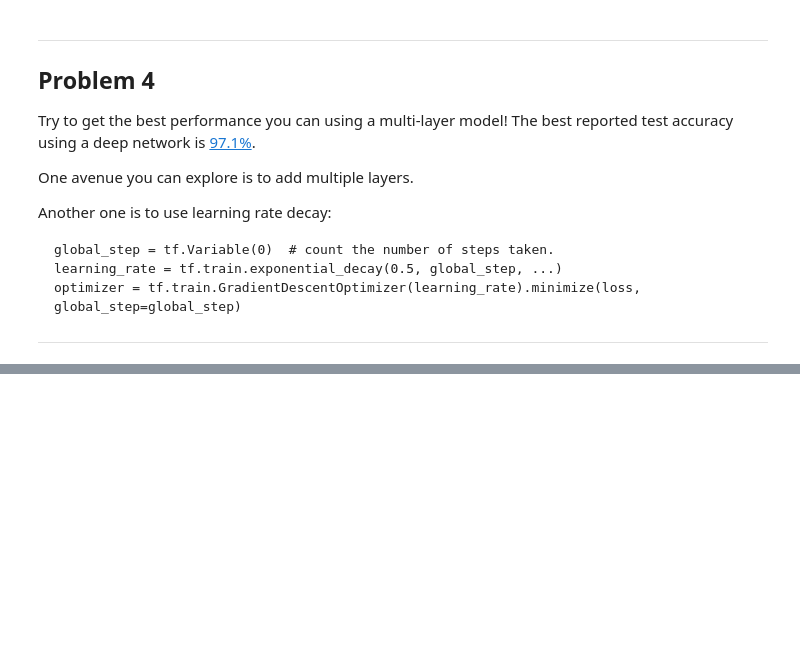
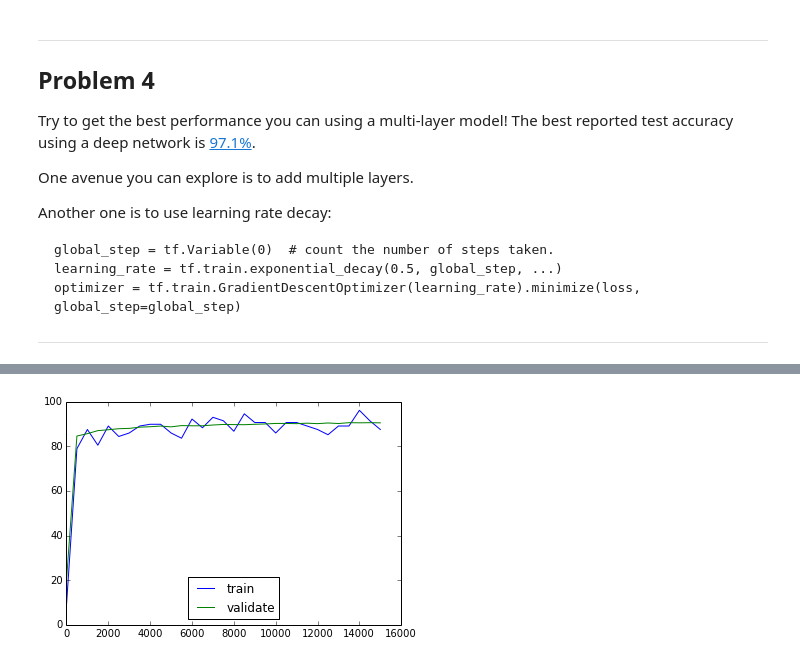
Before and after one commit to YonatanSimson/tensorflow, a Jupyter notebook: tensorflow/examples/udacity/3_regularization.ipynb, the cells around one changed output, grey strips where cells are left out. Cells and saved outputs as stored; diff of their text form; code cells hidden in the pictures; blank space fills up the shorter version.

```diff
--- a/tensorflow/examples/udacity/3_regularization.ipynb
+++ b/tensorflow/examples/udacity/3_regularization.ipynb
@@ -449,7 +449,7 @@ def nn_with_dropout(x, weights_1, biases_1, weights_2, biases_2, keep_prob, trai
     hidden_layer = tf.nn.relu(tf.matmul(x, weights_1) + biases_1)
     # Adding dropout layer
     if train:
-        hidden_layer = tf.nn.dropout(hidden_layer, 0.5, seed=SEED)
+        hidden_layer = tf.nn.dropout(hidden_layer, keep_prob)
 
     logits = tf.matmul(hidden_layer, weights_2) + biases_2
     return logits
@@ -526,7 +526,7 @@ with tf.Session(graph=graph) as session:
     plt.figure()
     plt.plot(np.arange(len(train_loss))*sample_accuracy_step, train_loss, label="train")
     plt.plot(np.arange(len(train_loss))*sample_accuracy_step, validation_loss, label="validate")
-    plt.legend("train", "validate")
+    plt.legend(loc='lower center')
 # %% [output]
 Initialized
 Minibatch loss at step 0: 2.307951
@@ -591,0 +702,82 @@ def nn_with_dropout(x, weights, biases, keep_probs, train=True):
+# %%
+learning_rate_start = 0.5
+num_steps = 15001
+
+graph = tf.Graph()
+with graph.as_default():
+    # Input data. For the training data, we use a placeholder that will be fed
+    # at run time with a training minibatch.
+    tf_train_dataset = tf.placeholder(tf.float32, shape=(batch_size, image_size * image_size))
+    tf_train_labels = tf.placeholder(tf.float32, shape=(batch_size, num_labels))
+    tf_valid_dataset = tf.constant(valid_dataset)
+    tf_test_dataset = tf.constant(test_dataset)
+
+    keep_prob = tf.placeholder(tf.float32)#for drop out
+
+    dimensions = np.hstack((np.array([n_input]), hidden_layer_dims,  np.array([n_classes])))
+
+    #####################
+    ### first layer #####
+    #####################
+    # Variables.
+    weights = []
+    biases = []
+    for k in range(num_of_hidden_layers + 1):
+        weights.append(weight_variable([dimensions[k], dimensions[k+1]]))
+        biases.append(bias_variable([dimensions[k+1]]))
+
+
+    # Training computation.
+    logits = deep_nn_with_dropout(tf_train_dataset, weights, biases)
+
+    # L2 regularization for the fully connected parameters.
+    regularizers = tf.nn.l2_loss(weights[0]) + tf.nn.l2_loss(weights[1]) + tf.nn.l2_loss(weights[2])
+
+    # Loss function. Add the regularization term to the loss.
+    loss = tf.reduce_mean(tf.nn.softmax_cross_entropy_with_logits(logits, tf_train_labels)) + beta * regularizers
+
+    # Optimizer with decaying learning rate
+    global_step = tf.Variable(0)  # count the number of steps taken.
+    learning_rate = tf.train.exponential_decay(learning_rate_start, global_step,1000,0.90,staircase=True)
+    optimizer = tf.train.GradientDescentOptimizer(learning_rate).minimize(loss, global_step=global_step)
+
+    #optimizer = tf.train.GradientDescentOptimizer(0.5).minimize(loss)
+
+    # Predictions for the training, validation, and test data.
+    train_prediction = tf.nn.softmax(logits)
+    valid_prediction = tf.nn.softmax(deep_nn_with_dropout(tf_valid_dataset, weights, biases, False))
+    test_prediction = tf.nn.softmax(deep_nn_with_dropout(tf_test_dataset, weights, biases, False))
+
+
+sample_accuracy_step = 500
+with tf.Session(graph=graph) as session:
+    train_loss = []
+    validation_loss = []
+    tf.initialize_all_variables().run()
+    print("Initialized")
+    for step in range(num_steps):
+        # Pick an offset within the training data, which has been randomized.
+        # Note: we could use better randomization across epochs.
+        offset = (step * batch_size) % (train_labels.shape[0] - batch_size)
+        # Generate a minibatch.
+        batch_data = train_dataset[offset:(offset + batch_size), :]
+        batch_labels = train_labels[offset:(offset + batch_size), :]
+        # Prepare a dictionary telling the session where to feed the minibatch.
+        # The key of the dictionary is the placeholder node of the graph to be fed,
+        # and the value is the numpy array to feed to it.
+        feed_dict = {tf_train_dataset: batch_data, tf_train_labels: batch_labels}
+        _, l, predictions = session.run(
+            [optimizer, loss, train_prediction], feed_dict=feed_dict)
+        if (step % 500 == 0):
+            train_loss.append(accuracy(predictions, batch_labels))
+            validation_loss.append(accuracy(valid_prediction.eval(), valid_labels))
+            print("Minibatch loss at step %d: %f" % (step, l))
+            print("Minibatch accuracy: %.1f%%" % train_loss[-1])
+            print("Validation accuracy: %.1f%%" % validation_loss[-1])
+    print("Test accuracy: %.1f%%" % accuracy(test_prediction.eval(), test_labels))
+    # Plot learning curve
+    plt.figure()
+    plt.plot(np.arange(len(train_loss))*sample_accuracy_step, train_loss, label="train")
+    plt.plot(np.arange(len(train_loss))*sample_accuracy_step, validation_loss, label="validate")
+    plt.legend(loc='lower center')
+# %% [output]
@@ -591,0 +801 @@ def nn_with_dropout(x, weights, biases, keep_probs, train=True):
+[figure, added]
```
Also changed, not shown: parts of 4 cells of this notebook.
